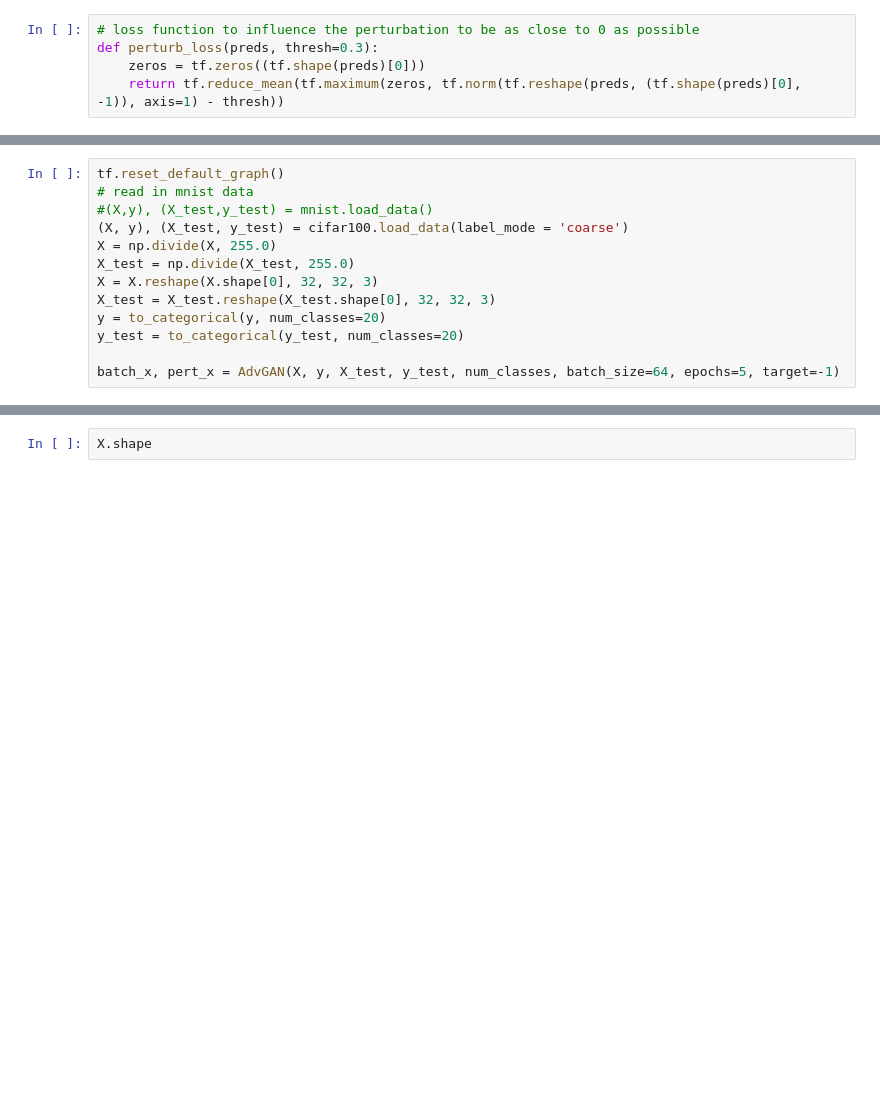
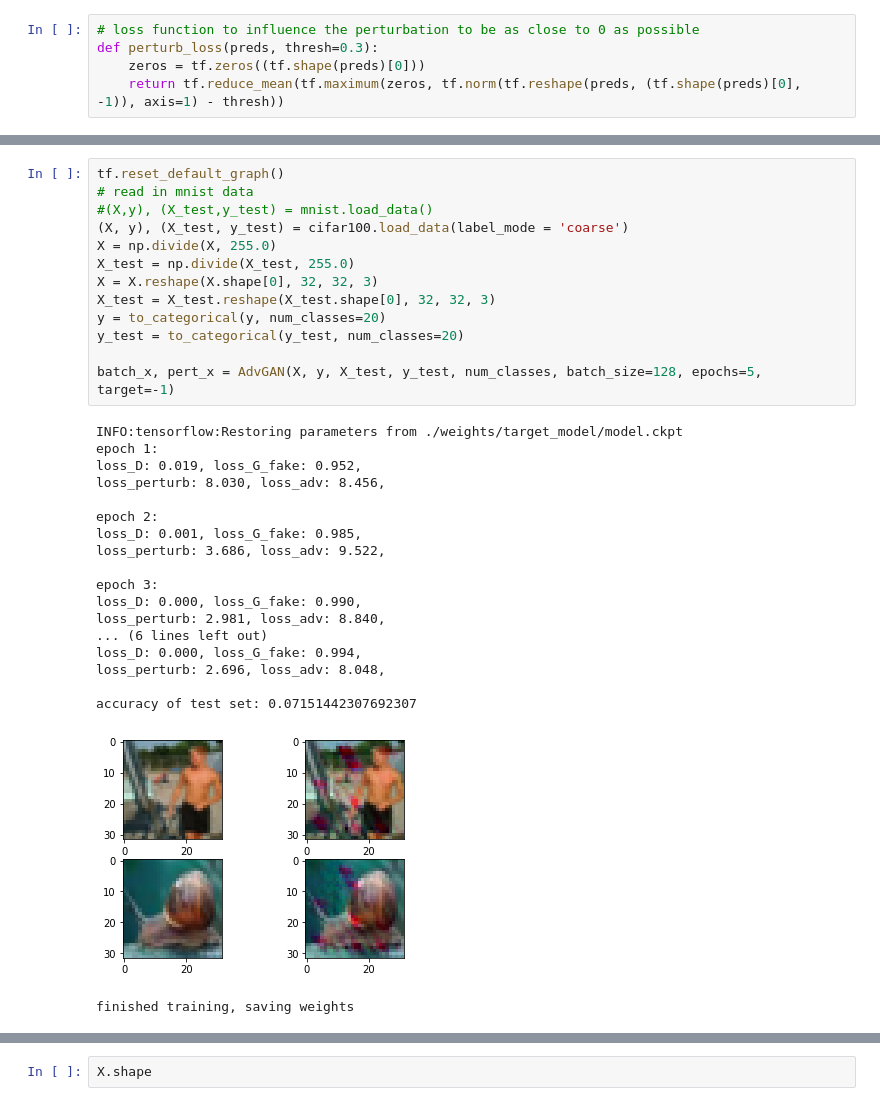
Before and after one commit to Archolic95/SCI-6338, a Jupyter notebook: JustGAN - 100 epoches/main.ipynb, the cells around one changed output, grey strips where cells are left out. Saved outputs shown, nothing was run; the diff lists cells and outputs as text; blank space fills up the shorter version.

```diff
--- a/JustGAN - 100 epoches/main.ipynb
+++ b/JustGAN - 100 epoches/main.ipynb
@@ -426,14 +433,34 @@ def attack(X, y, batch_size=128, thresh=0.3, target=-1):
 # %%
 tf.reset_default_graph()
 # read in mnist data
 #(X,y), (X_test,y_test) = mnist.load_data()
 (X, y), (X_test, y_test) = cifar100.load_data(label_mode = 'coarse')
 X = np.divide(X, 255.0)
 X_test = np.divide(X_test, 255.0)
 X = X.reshape(X.shape[0], 32, 32, 3)
 X_test = X_test.reshape(X_test.shape[0], 32, 32, 3)
 y = to_categorical(y, num_classes=20)
 y_test = to_categorical(y_test, num_classes=20)
 
-batch_x, pert_x = AdvGAN(X, y, X_test, y_test, num_classes, batch_size=64, epochs=5, target=-1)
+batch_x, pert_x = AdvGAN(X, y, X_test, y_test, num_classes, batch_size=128, epochs=5, target=-1)
+# %% [output]
+INFO:tensorflow:Restoring parameters from ./weights/target_model/model.ckpt
+epoch 1:
+loss_D: 0.019, loss_G_fake: 0.952,
+loss_perturb: 8.030, loss_adv: 8.456,
+
+epoch 2:
+loss_D: 0.001, loss_G_fake: 0.985,
+loss_perturb: 3.686, loss_adv: 9.522,
+
+epoch 3:
+loss_D: 0.000, loss_G_fake: 0.990,
+loss_perturb: 2.981, loss_adv: 8.840,
+... (6 lines left out)
+loss_D: 0.000, loss_G_fake: 0.994,
+loss_perturb: 2.696, loss_adv: 8.048,
+
+accuracy of test set: 0.07151442307692307
+[figure, added]
+finished training, saving weights
 # %%
```
Also changed, not shown: parts of 4 cells of this notebook, 3 other files.
